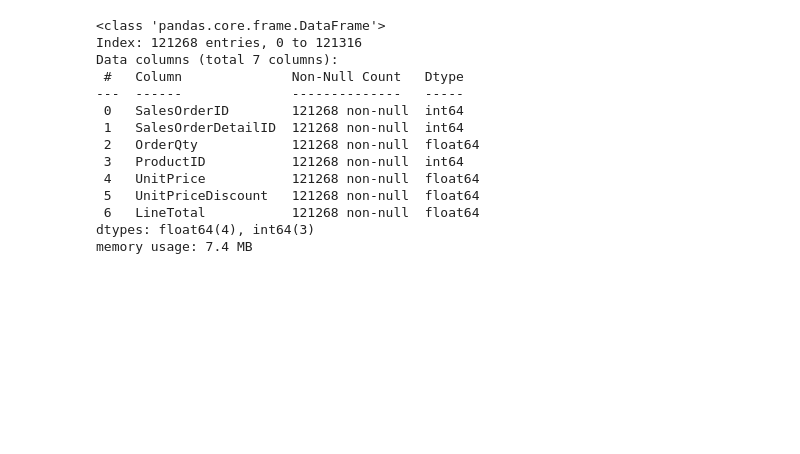
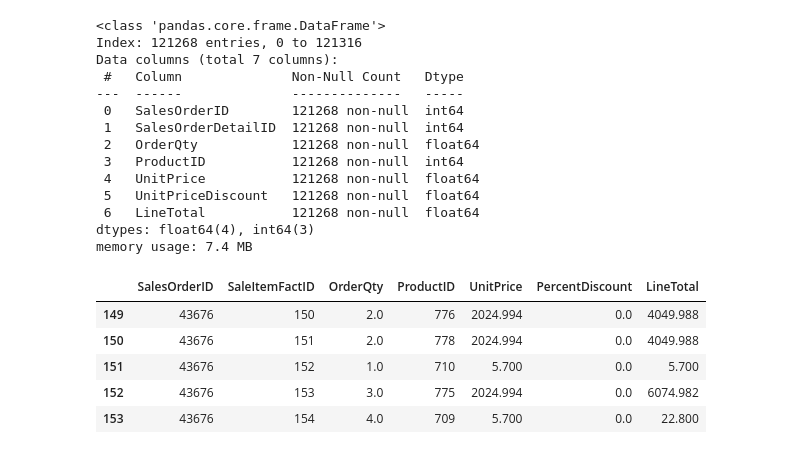
Before and after one commit to NguyenMKhue/data_warehouse, a Jupyter notebook: Data_Transformation.ipynb, the cells around one changed output. Drawn from its saved outputs; the diff is of its cells as text; code cells hidden in the pictures; blank space fills up the shorter version.

```diff
--- a/Data_Transformation.ipynb
+++ b/Data_Transformation.ipynb
@@ -487,3 +487,12 @@ memory usage: 7.4 MB
 SalesOrderDetail.rename(columns={'UnitPriceDiscount': 'PercentDiscount'}, inplace=True)
 # %%
 SalesOrderDetail.rename(columns={'SalesOrderDetailID': 'SaleItemFactID'}, inplace=True)
+# %%
+SalesOrderDetail[SalesOrderDetail['SalesOrderID']==43676]
+# %% [output]
+|  | SalesOrderID | SaleItemFactID | OrderQty | ProductID | UnitPrice | PercentDiscount | LineTotal |
+| 149 | 43676 | 150 | 2.0 | 776 | 2024.994 | 0.0 | 4049.988 |
+| 150 | 43676 | 151 | 2.0 | 778 | 2024.994 | 0.0 | 4049.988 |
+| 151 | 43676 | 152 | 1.0 | 710 | 5.700 | 0.0 | 5.700 |
+| 152 | 43676 | 153 | 3.0 | 775 | 2024.994 | 0.0 | 6074.982 |
+| 153 | 43676 | 154 | 4.0 | 709 | 5.700 | 0.0 | 22.800 |
```
Also changed, not shown: parts of 5 cells of this notebook, 1 other file.
